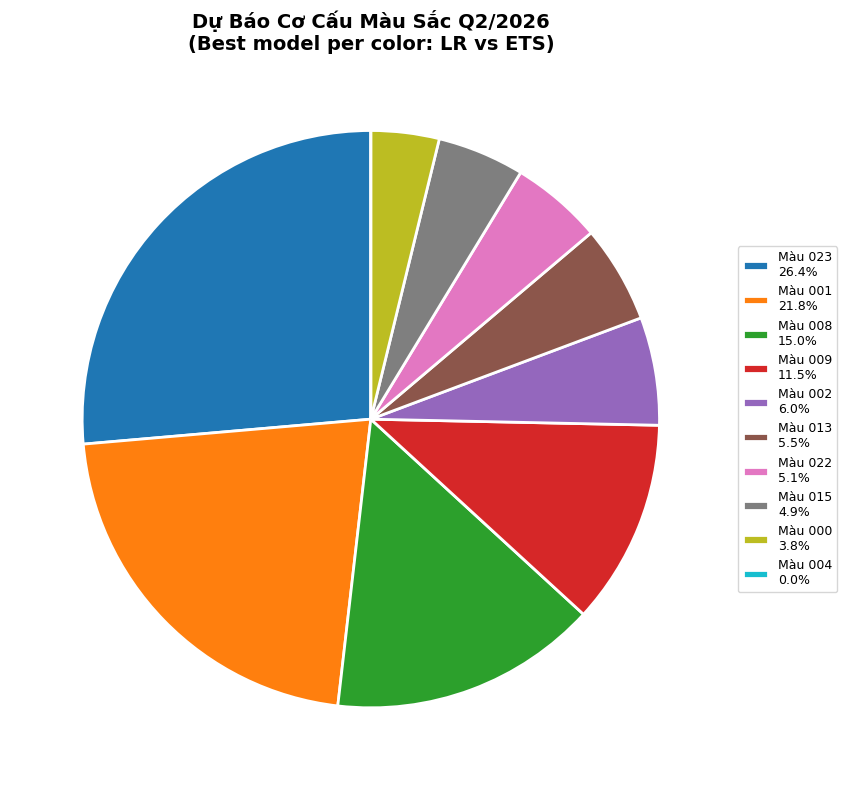
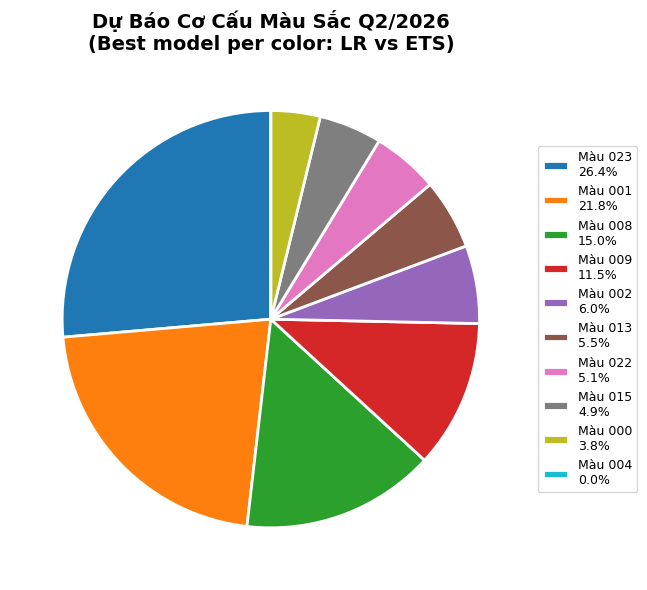
Code edit (unified diff) that turned the first committed figure into the second:
--- before
+++ after
@@ -1,4 +1,4 @@
 # Cell 11: Pie chart — cơ cấu màu Q2/2026
-fig, ax = plt.subplots(figsize=(10, 8))
+fig, ax = plt.subplots(figsize=(15, 6))
 sorted_colors = sorted(final_q2_share.items(), key=lambda x: -x[1])
 labels = [f'Màu {c}\n{s:.1f}%' for c, s in sorted_colors]

Commit: Rebuild 5 academic notebooks from 15 template repos Cloned all 15 repos (r01-r15), read each notebook structure, then adapted cell-by-cell without breaking template structure. Notebooks: - 00_eda.ipynb          (34 cells | r05+r13 templates | statsmodels decomp/ACF/PACF) - 01_q1_sales_forecast  (39 